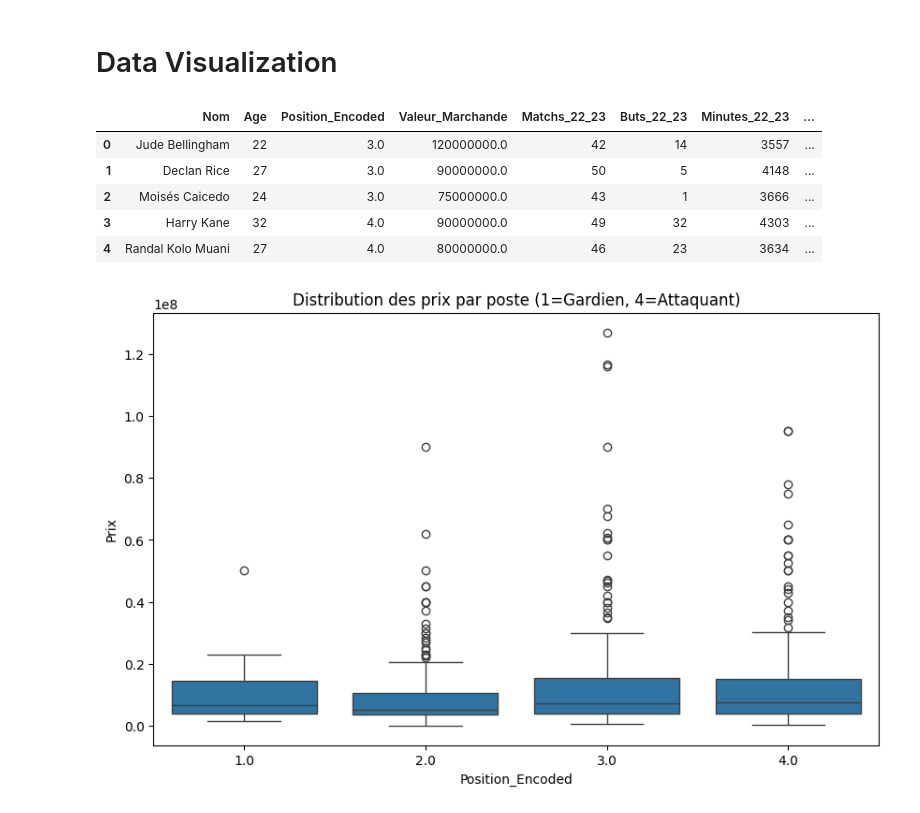
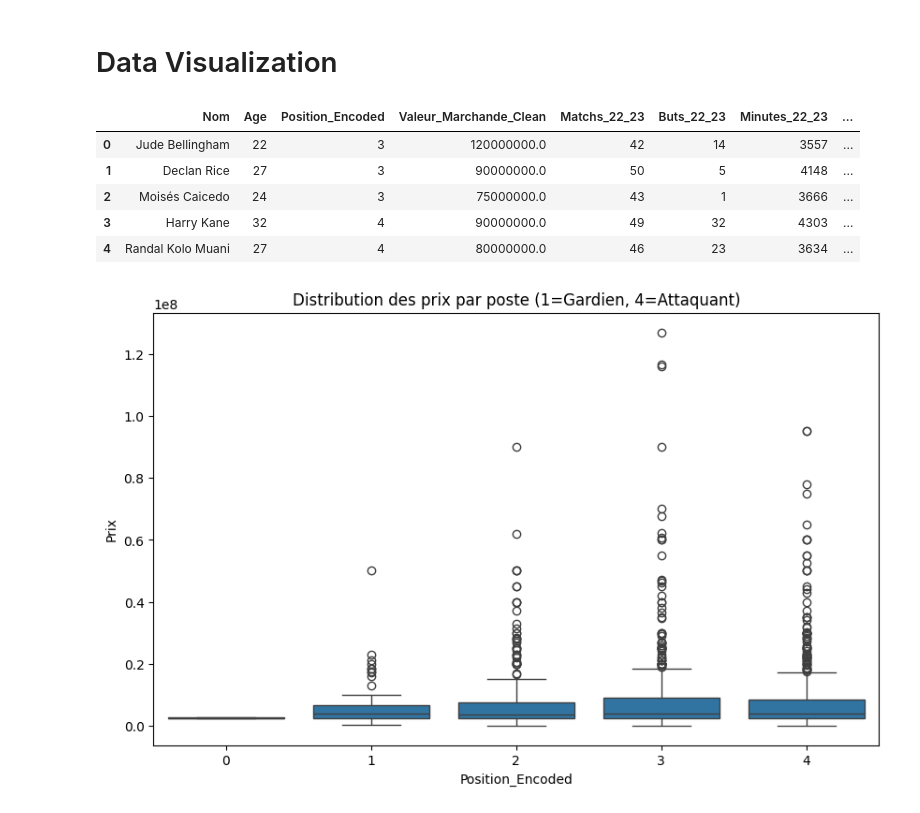
Before and after one commit to theoplg/football-fair-price, a Jupyter notebook: notebooks/notebook1.ipynb, the cells around one changed output. Drawn from its saved outputs; the diff is of its cells as text; code cells hidden in the pictures.

Commit message:
notebook de visualisation et de tests

```diff
--- a/notebooks/notebook1.ipynb
+++ b/notebooks/notebook1.ipynb
@@ -6,27 +6,27 @@ import matplotlib.pyplot as plt
 # Data Visualization
 # %%
 # 1. Charger tes données propres
-df = pd.read_csv('../data/processed/transfers_cleaned.csv')
+df = pd.read_csv('../data/processed/transfers_ready_for_model.csv')
 
 # 2. Voir un aperçu
 display(df.head())
 
 # 3. GRAPHIQUE 1 : Le Prix selon le Poste
 plt.figure(figsize=(10, 6))
 sns.boxplot(data=df, x='Position_Encoded', y='Prix')
 plt.title("Distribution des prix par poste (1=Gardien, 4=Attaquant)")
 plt.show()
 
 # 4. GRAPHIQUE 2 : Corrélation Age / Prix
 plt.figure(figsize=(10, 6))
 sns.scatterplot(data=df, x='Age', y='Prix', hue='Position_Encoded')
 plt.title("Prix selon l'âge")
 plt.show()
 # %% [output]
-|  | Nom | Age | Position_Encoded | Valeur_Marchande | Matchs_22_23 | Buts_22_23 | Minutes_22_23 | ... |
-| 0 | Jude Bellingham | 22 | 3.0 | 120000000.0 | 42 | 14 | 3557 | ... |
-| 1 | Declan Rice | 27 | 3.0 | 90000000.0 | 50 | 5 | 4148 | ... |
-| 2 | Moisés Caicedo | 24 | 3.0 | 75000000.0 | 43 | 1 | 3666 | ... |
-| 3 | Harry Kane | 32 | 4.0 | 90000000.0 | 49 | 32 | 4303 | ... |
-| 4 | Randal Kolo Muani | 27 | 4.0 | 80000000.0 | 46 | 23 | 3634 | ... |
+|  | Nom | Age | Position_Encoded | Valeur_Marchande_Clean | Matchs_22_23 | Buts_22_23 | Minutes_22_23 | ... |
+| 0 | Jude Bellingham | 22 | 3 | 120000000.0 | 42 | 14 | 3557 | ... |
+| 1 | Declan Rice | 27 | 3 | 90000000.0 | 50 | 5 | 4148 | ... |
+| 2 | Moisés Caicedo | 24 | 3 | 75000000.0 | 43 | 1 | 3666 | ... |
+| 3 | Harry Kane | 32 | 4 | 90000000.0 | 49 | 32 | 4303 | ... |
+| 4 | Randal Kolo Muani | 27 | 4 | 80000000.0 | 46 | 23 | 3634 | ... |
-[figure, old version]
+[figure, new version]
```
Also changed, not shown: parts of 1 cell of this notebook, 1 other file.
